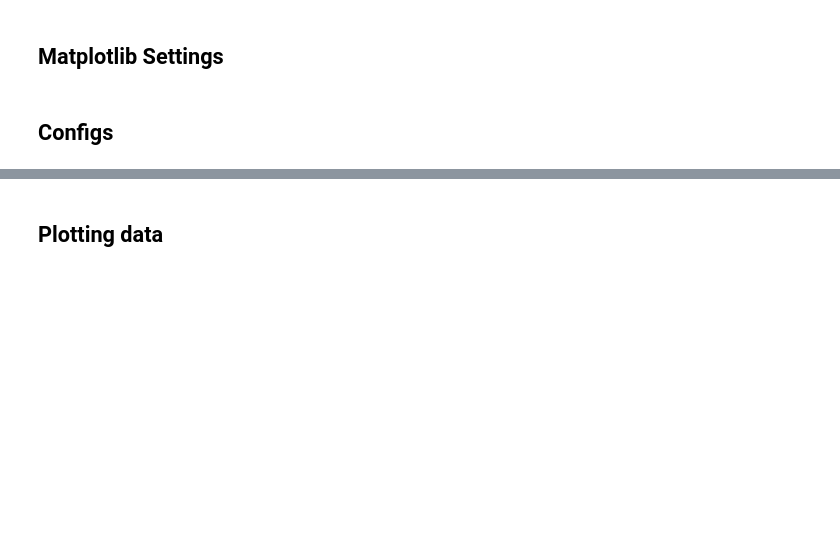
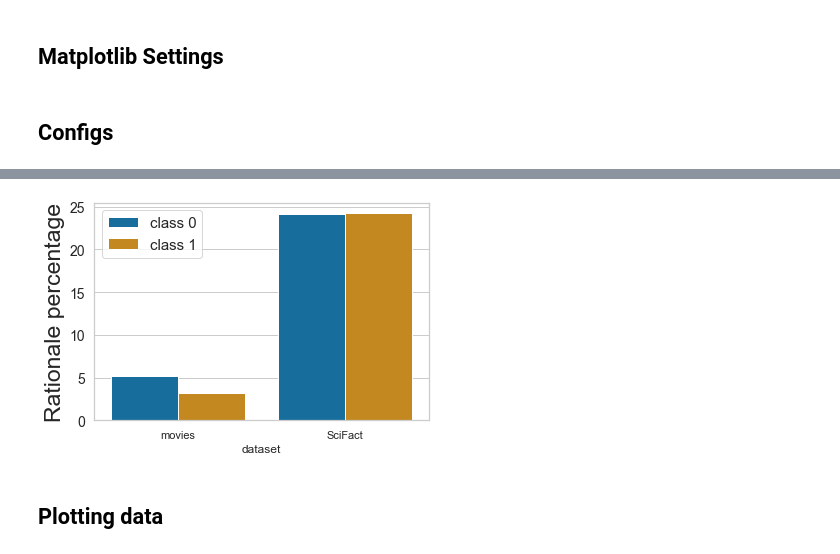
Before and after one commit to shaggyday/evaluating-human-rationales, a Jupyter notebook: plotting/dataset_and_fidelity_analysis_plots.ipynb, the cells around one changed output, grey strips where cells are left out. Cells and saved outputs as stored; diff of their text form; code cells hidden in the pictures; blank space fills up the shorter version.

```diff
--- a/plotting/dataset_and_fidelity_analysis_plots.ipynb
+++ b/plotting/dataset_and_fidelity_analysis_plots.ipynb
@@ -121,3 +152,13 @@ fidelity_calculator = Fidelity()
+# %%
+bar = sns.barplot(x="dataset", y="rationale_percentage", hue="class", data=plot_data_df, palette='colorblind')
+plt.legend(fontsize=15)
+plt.ylabel(ylabel="Rationale percentage", fontsize=LABELSIZE)
+# plt.xlabel(xlabel="(c) Comprehensiveness", fontsize=LABELSIZE)
+plt.tick_params(axis="y", labelsize=TICKLABELSIZE)
+plt.savefig("class_percentage.png", bbox_inches = 'tight', dpi=300)
+plt.show()
+# %% [output]
+[figure, added]
 # %% [markdown]
 ## Plotting data
 # %%
```
Also changed, not shown: parts of 7 cells of this notebook, 6 other files.
